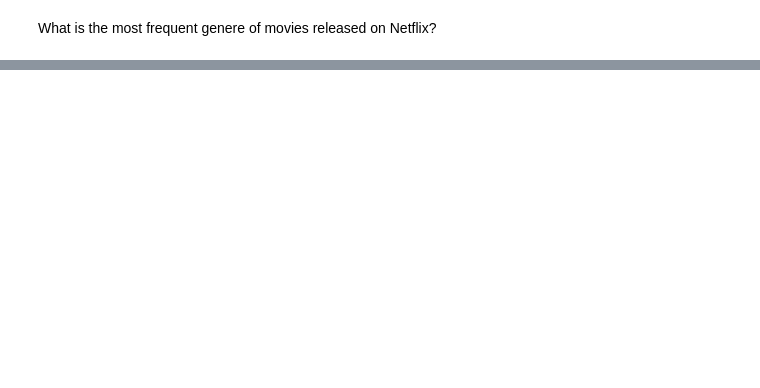
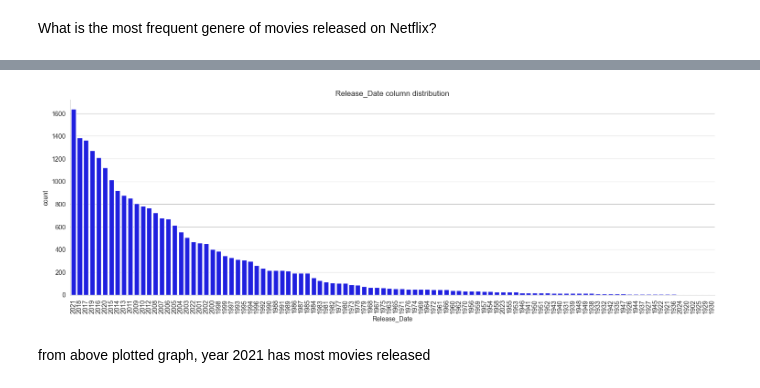
Before and after one commit to bhavikbagul/EDA, a Jupyter notebook: eda-netflixdb.ipynb, the cells around one changed output, grey strips where cells are left out. Cells and saved outputs as stored; diff of their text form; code cells hidden in the pictures; blank space fills up the shorter version.

```diff
--- a/eda-netflixdb.ipynb
+++ b/eda-netflixdb.ipynb
@@ -100,0 +244,10 @@ What is the most frequent genere of movies released on Netflix?
+# %%
+#plt.figure(figsize=(4, 4))
+g= sns.catplot(x= 'Release_Date', data= df, kind='count', order= df['Release_Date'].value_counts().index, color='blue', aspect=3)
+g.set_xticklabels(rotation=90)
+plt.title("Release_Date column distribution")
+plt.show()
+# %% [output]
+[figure, added]
+# %% [markdown]
+from above plotted graph, year 2021 has most movies released
```
Also changed, not shown: parts of 19 cells of this notebook.
